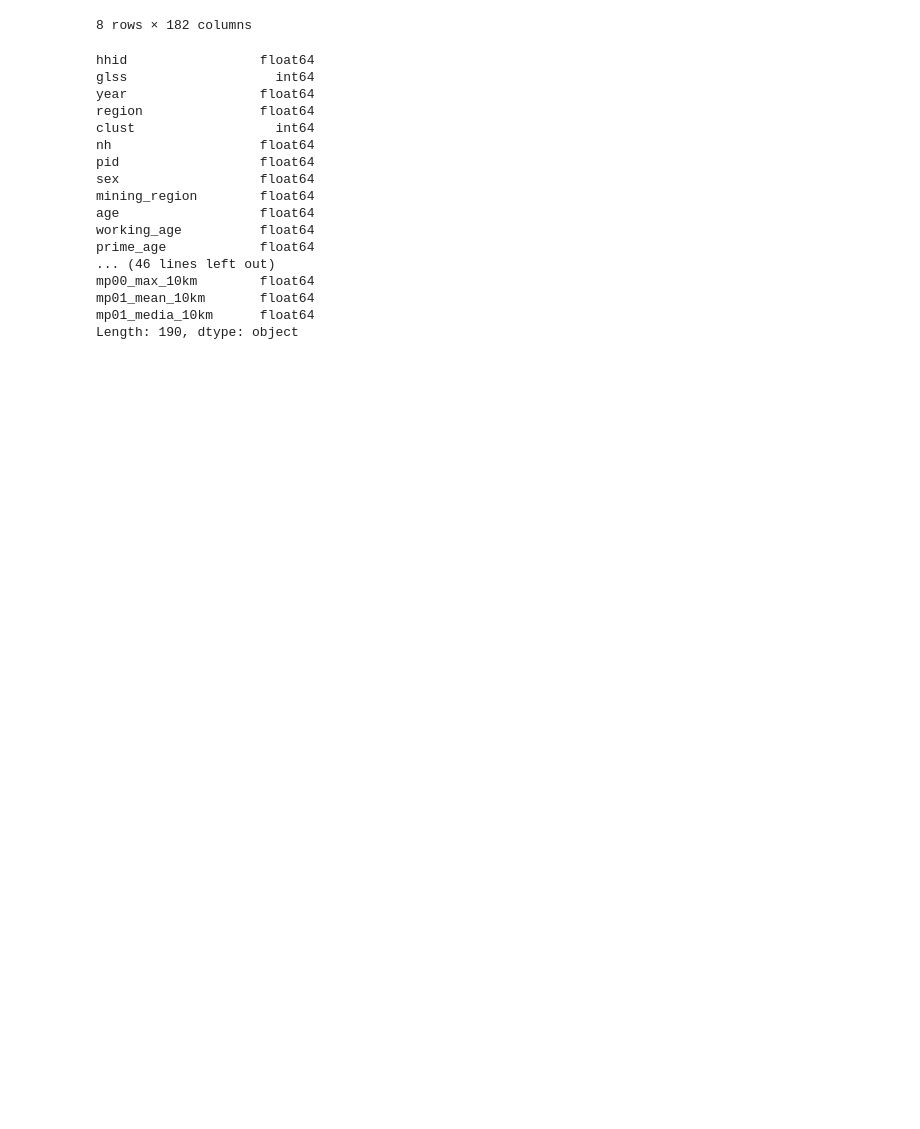
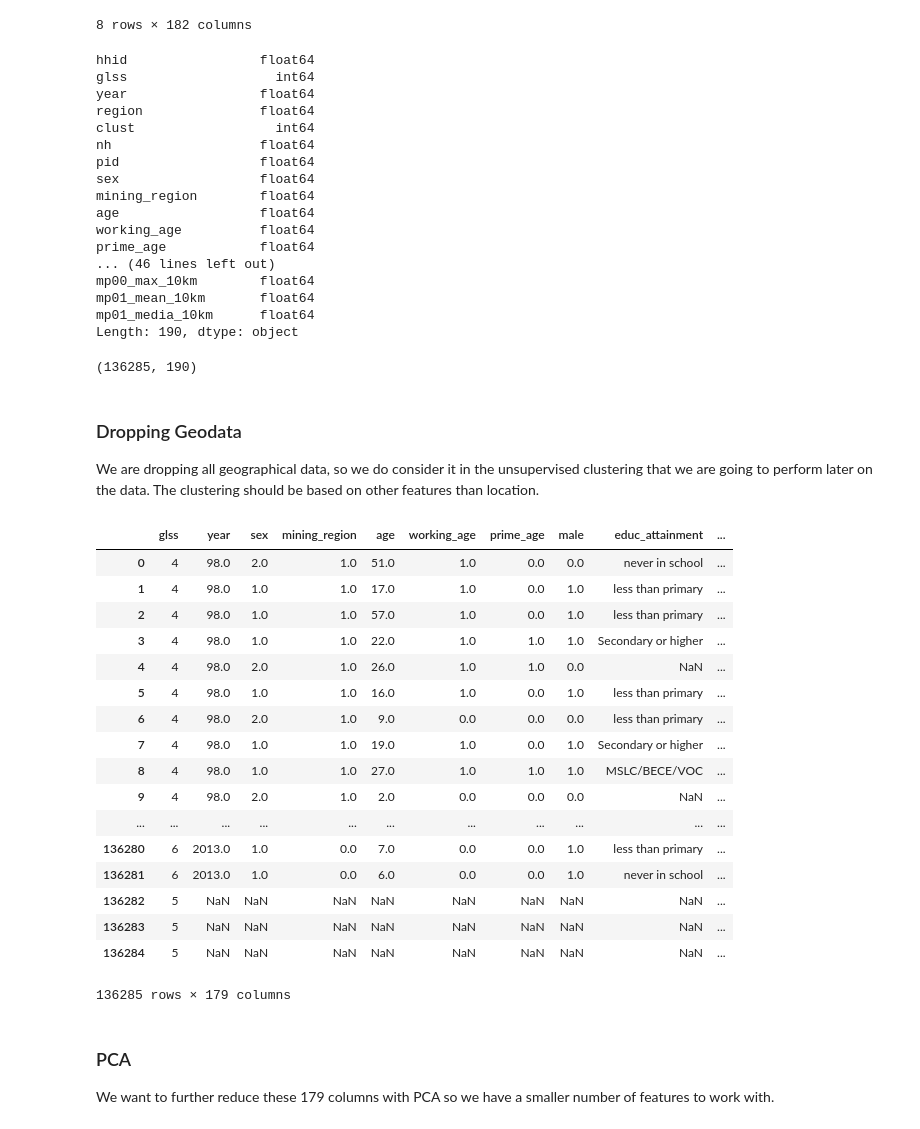
Before and after one commit to oliviak/ghanamines, a Jupyter notebook: MainGLSS.ipynb, the cells around one changed output. Cells and saved outputs as stored; diff of their text form; code cells hidden in the pictures; blank space fills up the shorter version.

Commit message:
Dropped Geodata, started working on PCA

```diff
--- a/MainGLSS.ipynb
+++ b/MainGLSS.ipynb
@@ -251,3 +260,36 @@ mp01_media_10km      float64
 Length: 190, dtype: object
 # %%
 dfA.to_csv('200FeatureRedMainData.csv')
+# %%
+dfA.shape
+# %% [output]
+(136285, 190)
+# %% [markdown]
+### Dropping Geodata
+
+We are dropping all geographical data, so we do consider it in the unsupervised clustering that we are going to perform later on the data. The clustering should be based on other features than location.
+# %%
+dfA.drop(['hhid', 'region', 'clust', 'nh', 'pid', 'x', 'y', 'eanum', 'reg_code', 'dist_name', 'reg_name'], axis=1)
+# %% [output]
+|  | glss | year | sex | mining_region | age | working_age | prime_age | male | educ_attainment | ... |
+| 0 | 4 | 98.0 | 2.0 | 1.0 | 51.0 | 1.0 | 0.0 | 0.0 | never in school | ... |
+| 1 | 4 | 98.0 | 1.0 | 1.0 | 17.0 | 1.0 | 0.0 | 1.0 | less than primary | ... |
+| 2 | 4 | 98.0 | 1.0 | 1.0 | 57.0 | 1.0 | 0.0 | 1.0 | less than primary | ... |
+| 3 | 4 | 98.0 | 1.0 | 1.0 | 22.0 | 1.0 | 1.0 | 1.0 | Secondary or higher | ... |
+| 4 | 4 | 98.0 | 2.0 | 1.0 | 26.0 | 1.0 | 1.0 | 0.0 | NaN | ... |
+| 5 | 4 | 98.0 | 1.0 | 1.0 | 16.0 | 1.0 | 0.0 | 1.0 | less than primary | ... |
+| 6 | 4 | 98.0 | 2.0 | 1.0 | 9.0 | 0.0 | 0.0 | 0.0 | less than primary | ... |
+| 7 | 4 | 98.0 | 1.0 | 1.0 | 19.0 | 1.0 | 0.0 | 1.0 | Secondary or higher | ... |
+| 8 | 4 | 98.0 | 1.0 | 1.0 | 27.0 | 1.0 | 1.0 | 1.0 | MSLC/BECE/VOC | ... |
+| 9 | 4 | 98.0 | 2.0 | 1.0 | 2.0 | 0.0 | 0.0 | 0.0 | NaN | ... |
+| ... | ... | ... | ... | ... | ... | ... | ... | ... | ... | ... |
+| 136280 | 6 | 2013.0 | 1.0 | 0.0 | 7.0 | 0.0 | 0.0 | 1.0 | less than primary | ... |
+| 136281 | 6 | 2013.0 | 1.0 | 0.0 | 6.0 | 0.0 | 0.0 | 1.0 | never in school | ... |
+| 136282 | 5 | NaN | NaN | NaN | NaN | NaN | NaN | NaN | NaN | ... |
+| 136283 | 5 | NaN | NaN | NaN | NaN | NaN | NaN | NaN | NaN | ... |
+| 136284 | 5 | NaN | NaN | NaN | NaN | NaN | NaN | NaN | NaN | ... |
+136285 rows × 179 columns
+# %% [markdown]
+### PCA
+
+We want to further reduce these 179 columns with PCA so we have a smaller number of features to work with.
```
Also changed, not shown: parts of 2 cells of this notebook.
